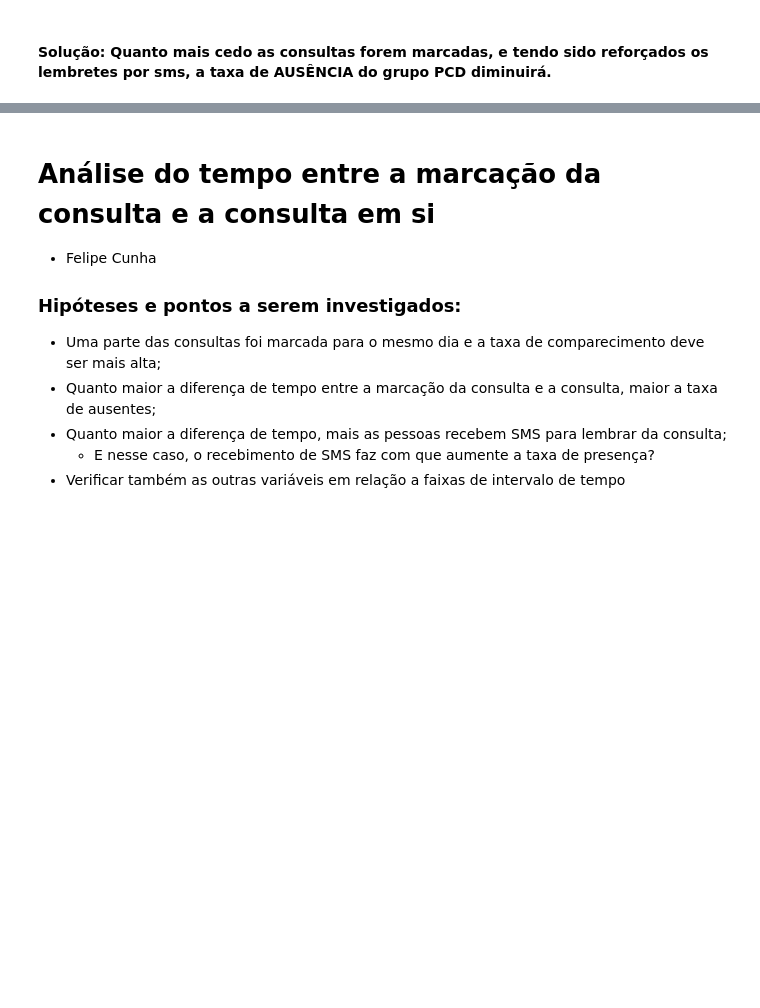
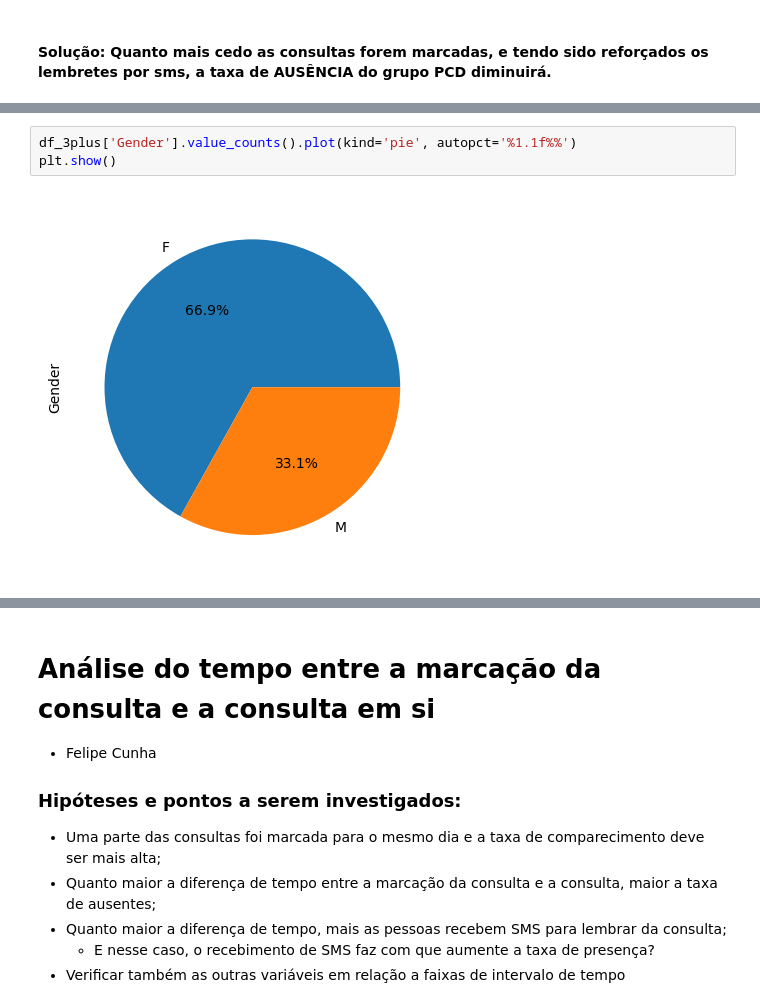
Before and after one commit to ViniciusPeixoto/data4all_EDA, a Jupyter notebook: principal3.ipynb, the cells around one changed output, grey strips where cells are left out. Saved outputs shown, nothing was run; the diff lists cells and outputs as text; blank space fills up the shorter version.

```diff
--- a/principal3.ipynb
+++ b/principal3.ipynb
@@ -482,0 +516,5 @@ df_pcd.pivot_table(index='time_delta', aggfunc='count', values='Compareceu').plo
+# %%
+df_3plus['Gender'].value_counts().plot(kind='pie', autopct='%1.1f%%')
+plt.show()
+# %% [output]
+[figure, added]
```
Also changed, not shown: parts of 43 cells of this notebook.
